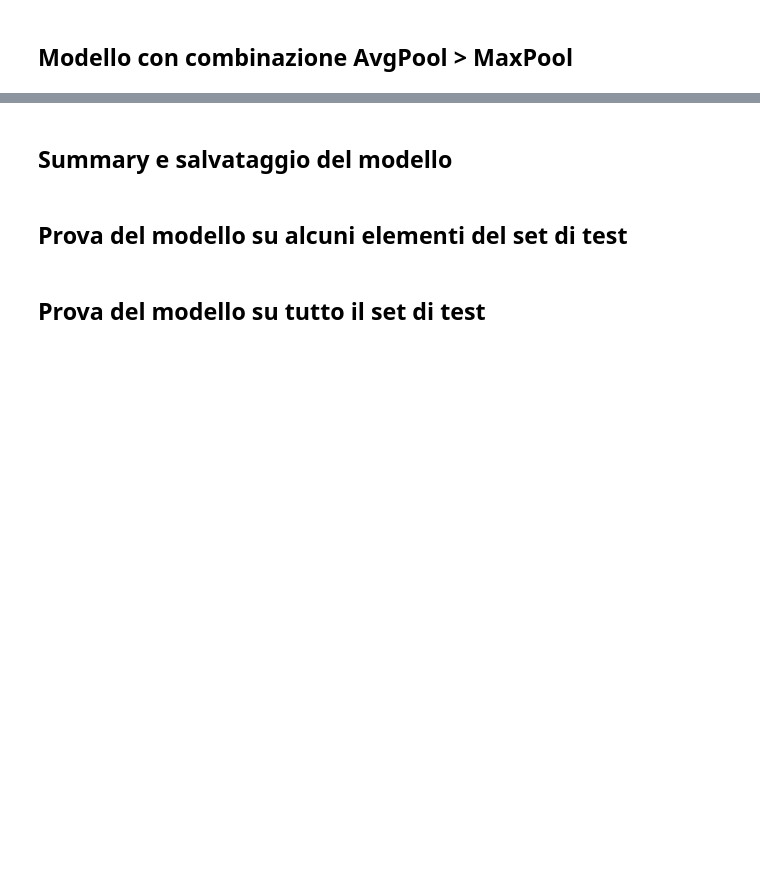
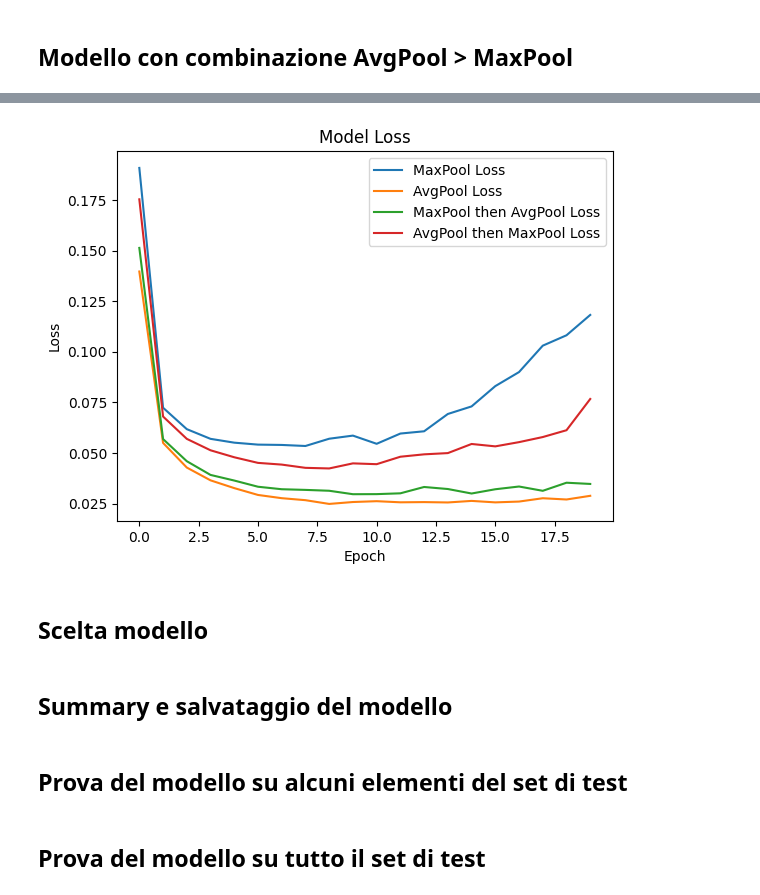
Before and after one commit to ChristianPozzoli/cnn-handwritten-alphabet-recognition, a Jupyter notebook: cnn-keras.ipynb, the cells around one changed output, grey strips where cells are left out. Drawn from its saved outputs; the diff is of its cells as text; code cells hidden in the pictures; blank space fills up the shorter version.

```diff
--- a/cnn-keras.ipynb
+++ b/cnn-keras.ipynb
@@ -191,3 +320,18 @@ history = avgpool_then_maxpool_model.fit(train_data, train_label_OHE, epochs=1,
+# %%
+plt.plot(full_maxpool_history.history['loss'], label='MaxPool Loss')
+plt.plot(full_avgpool_history.history['loss'], label='AvgPool Loss')
+plt.plot(maxpool_then_avgpool_history.history['loss'], label='MaxPool then AvgPool Loss')
+plt.plot(avgpool_then_maxpool_history.history['loss'], label='AvgPool then MaxPool Loss')
+
+plt.title('Model Loss')
+plt.ylabel('Loss')
+plt.xlabel('Epoch')
+plt.legend(loc='upper right')
+plt.show()
+# %% [output]
+[figure, added]
+# %% [markdown]
+## Scelta modello
 # %%
 model = full_maxpool_model
 # %%
```
Also changed, not shown: parts of 20 cells of this notebook, 8 other files.
